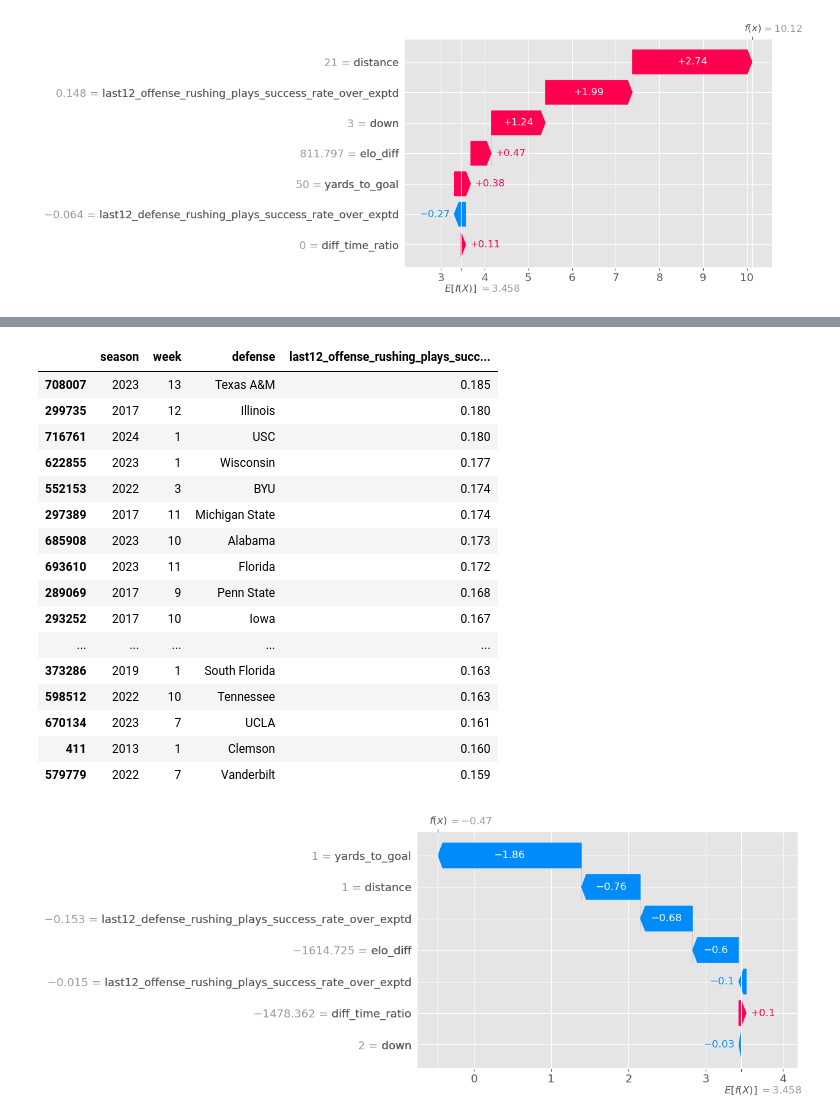
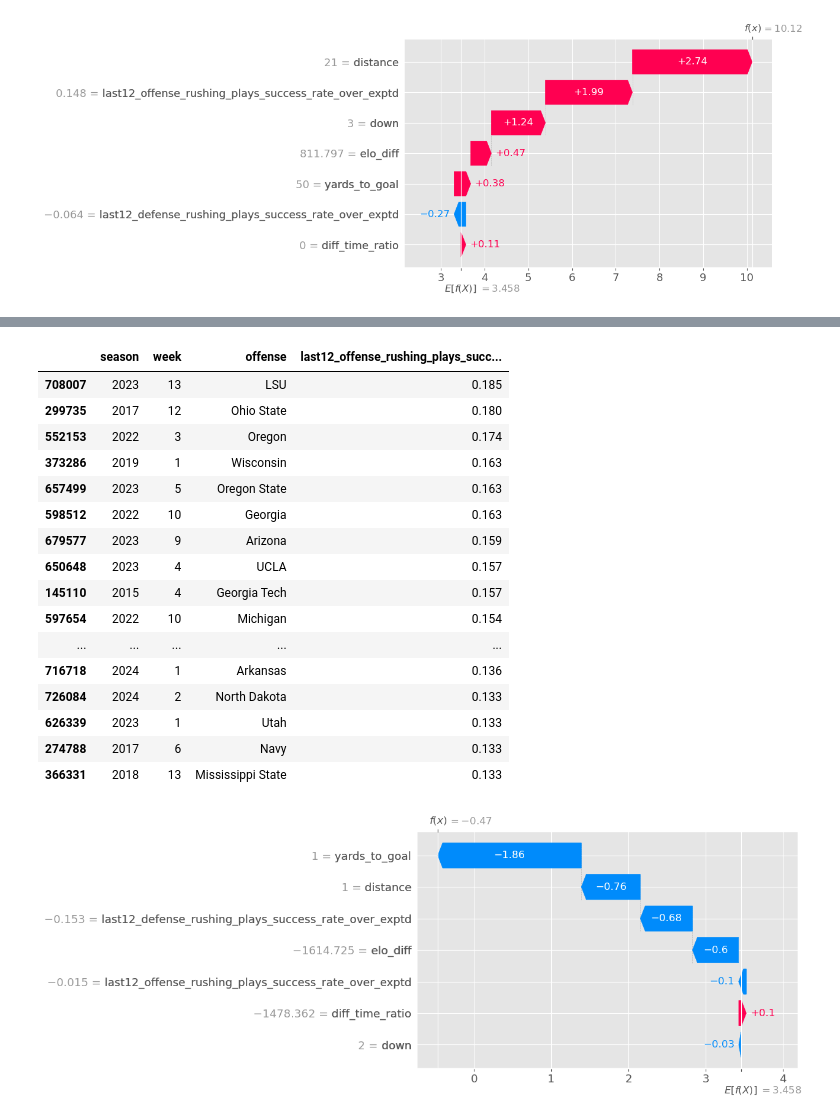
Before and after one commit to lneuendorf/cfb-win-probability, a Jupyter notebook: notebooks/rush_yards.ipynb, the cells around one changed output, grey strips where cells are left out. Cells and saved outputs as stored; diff of their text form; code cells hidden in the pictures.

```diff
--- a/notebooks/rush_yards.ipynb
+++ b/notebooks/rush_yards.ipynb
@@ -1879,25 +1879,25 @@ rush_plays.sort_values(by='predicted_rush_yards_gained_50', ascending=True).head
 | 625165 | 2023 | 1 | postseason | 401551780104998901 | 40155178025 | 401551780 | 25 | 9 | Tennessee | ... |
 | 463575 | 2020 | 13 | regular | 401234651104996901 | 40123465138 | 401234651 | 38 | 1 | Clemson | ... |
 # %%
-rush_plays.drop_duplicates('game_id').sort_values(by='last12_offense_rushing_plays_success_rate_over_exptd', ascending=False).drop_duplicates('defense')[['season','week','defense','last12_offense_rushing_plays_success_rate_over_exptd']].head(20)
+rush_plays.drop_duplicates('game_id').sort_values(by='last12_offense_rushing_plays_success_rate_over_exptd', ascending=False).drop_duplicates('offense')[['season','week','offense','last12_offense_rushing_plays_success_rate_over_exptd']].head(20)
 # %% [output]
-|  | season | week | defense | last12_offense_rushing_plays_succ... |
-| 708007 | 2023 | 13 | Texas A&M | 0.185 |
-| 299735 | 2017 | 12 | Illinois | 0.180 |
-| 716761 | 2024 | 1 | USC | 0.180 |
-| 622855 | 2023 | 1 | Wisconsin | 0.177 |
-| 552153 | 2022 | 3 | BYU | 0.174 |
-| 297389 | 2017 | 11 | Michigan State | 0.174 |
-| 685908 | 2023 | 10 | Alabama | 0.173 |
-| 693610 | 2023 | 11 | Florida | 0.172 |
-| 289069 | 2017 | 9 | Penn State | 0.168 |
-| 293252 | 2017 | 10 | Iowa | 0.167 |
+|  | season | week | offense | last12_offense_rushing_plays_succ... |
+| 708007 | 2023 | 13 | LSU | 0.185 |
+| 299735 | 2017 | 12 | Ohio State | 0.180 |
+| 552153 | 2022 | 3 | Oregon | 0.174 |
+| 373286 | 2019 | 1 | Wisconsin | 0.163 |
+| 657499 | 2023 | 5 | Oregon State | 0.163 |
+| 598512 | 2022 | 10 | Georgia | 0.163 |
+| 679577 | 2023 | 9 | Arizona | 0.159 |
+| 650648 | 2023 | 4 | UCLA | 0.157 |
+| 145110 | 2015 | 4 | Georgia Tech | 0.157 |
+| 597654 | 2022 | 10 | Michigan | 0.154 |
 | ... | ... | ... | ... | ... |
-| 373286 | 2019 | 1 | South Florida | 0.163 |
-| 598512 | 2022 | 10 | Tennessee | 0.163 |
-| 670134 | 2023 | 7 | UCLA | 0.161 |
-| 411 | 2013 | 1 | Clemson | 0.160 |
-| 579779 | 2022 | 7 | Vanderbilt | 0.159 |
+| 716718 | 2024 | 1 | Arkansas | 0.136 |
+| 726084 | 2024 | 2 | North Dakota | 0.133 |
+| 626339 | 2023 | 1 | Utah | 0.133 |
+| 274788 | 2017 | 6 | Navy | 0.133 |
+| 366331 | 2018 | 13 | Mississippi State | 0.133 |
 # %%
 idx = rush_plays.sort_values(by='predicted_rush_yards_gained_50', ascending=True).index[7]
 
```
Also changed, not shown: 1 other file.
